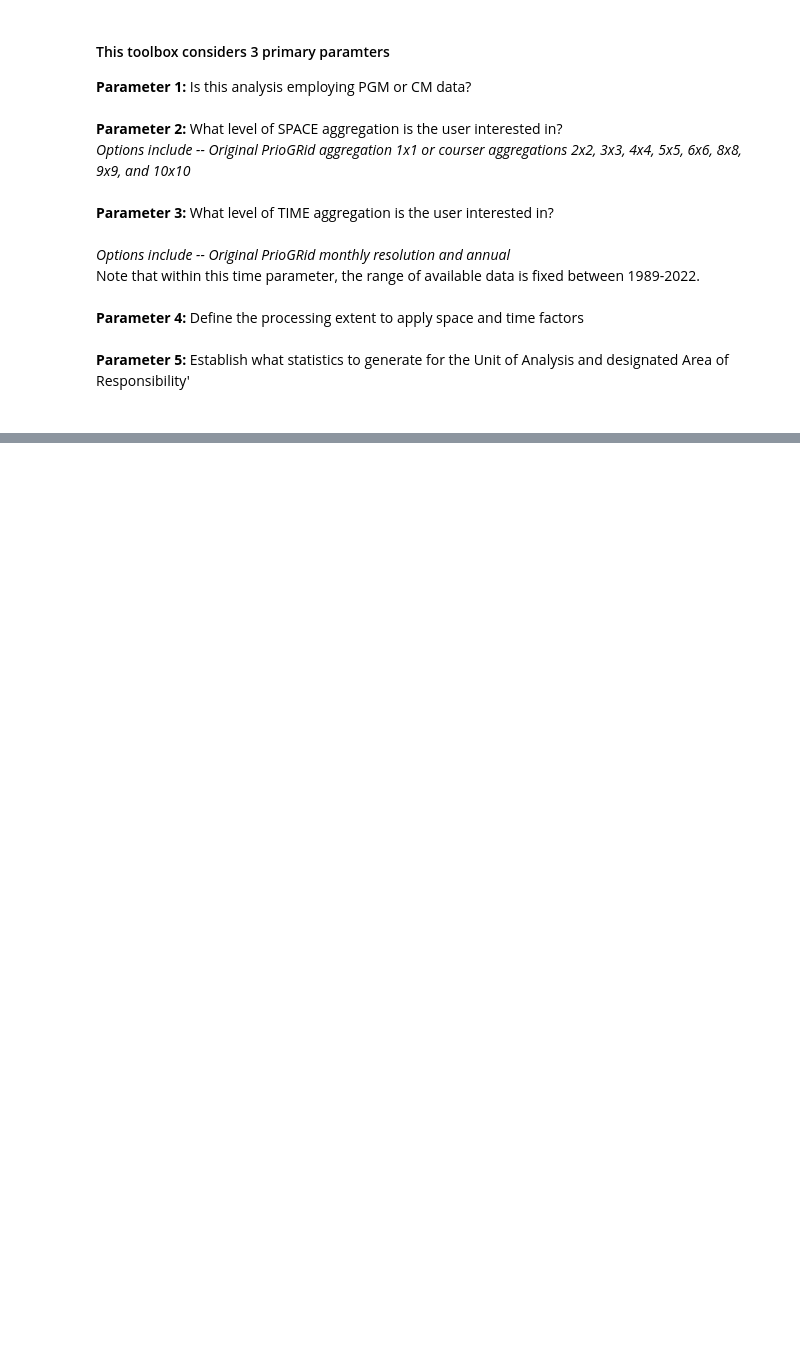
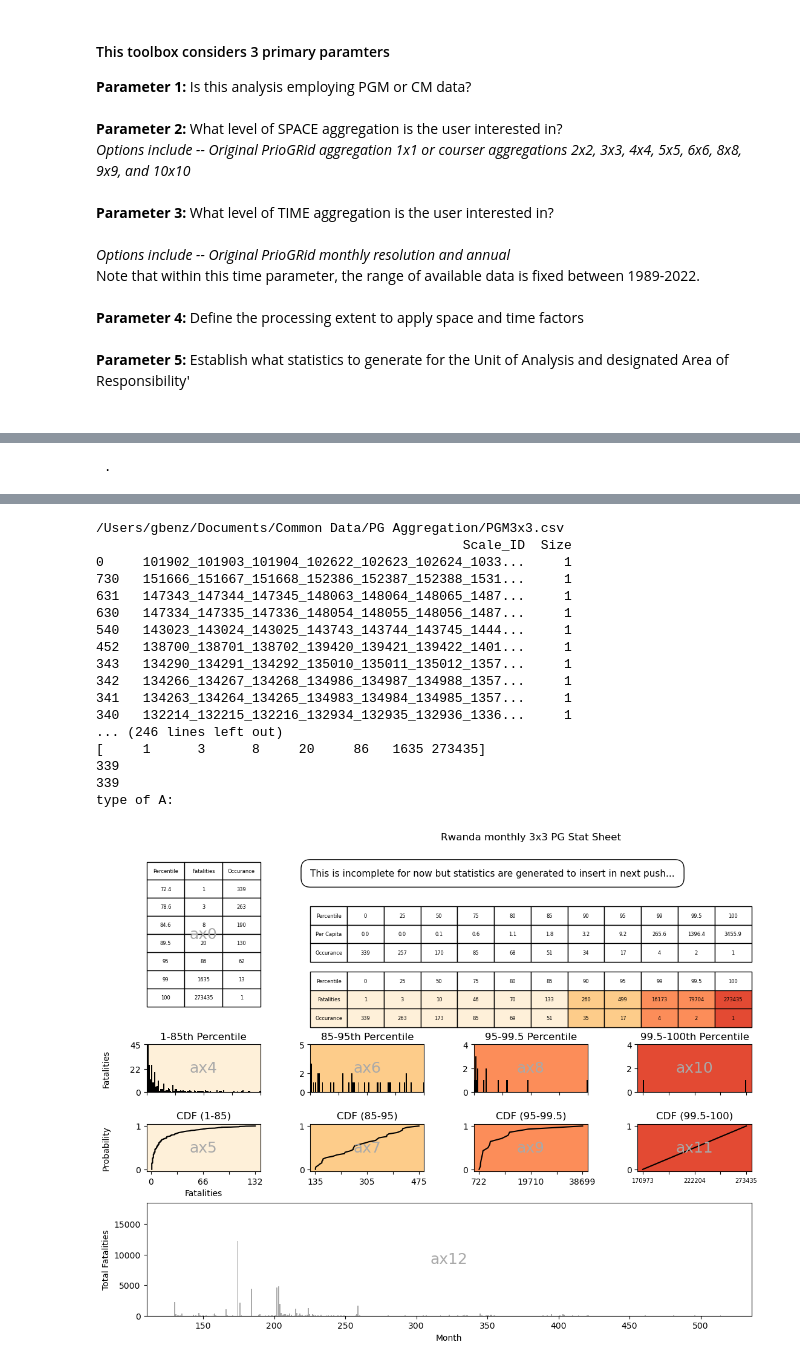
Before and after one commit to prio-data/VIEWS_FAO_index, a Jupyter notebook: notebooks/Benz_experiments/PG_CM_Aggregation_FAO__ACTIVE.ipynb, the cells around one changed output, grey strips where cells are left out. Saved outputs shown, nothing was run; the diff lists cells and outputs as text; code cells hidden in the pictures; blank space fills up the shorter version.

Commit message:
Adapted visual parameters for stat sheet

```diff
--- a/notebooks/Benz_experiments/PG_CM_Aggregation_FAO__ACTIVE.ipynb
+++ b/notebooks/Benz_experiments/PG_CM_Aggregation_FAO__ACTIVE.ipynb
@@ -602,3 +684,27 @@ def ax10_params(resolution):
+# %%
+from collections import Counter
+
+def single_hist_params (hist):
+    xlim_max = max(hist)
+    xlim_min = min(hist-1) # for x limit min
+
+    x_ticks = linspace(xlim_min,xlim_max,5)
+    x_int_list = [int(item) for item in x_ticks]
+
+    x_tick_labels = [str(item) for item in x_int_list]
+    x_tick_labels[1] = ''
+    x_tick_labels[3] = ''
+
+    num_most_common = Counter(hist).most_common(1)[0][1]
+    ylim_max=num_most_common + 3 #for y limit max
+
+    ylim_min = 0
+
+    y_ticks = linspace(ylim_min,ylim_max,3)
+    y_int_list = [int(item) for item in y_ticks]
+
+    y_tick_labels = [str(item) for item in y_int_list]
+    return(xlim_max, xlim_min, x_int_list, x_tick_labels, ylim_max, ylim_min, y_int_list, y_tick_labels)
 # %%
 def annotate_axes(ax, text, fontsize=18):
         ax.text(0.5, 0.5, text, transform=ax.transAxes,
@@ -835,6 +974,7 @@ def Graph_it_all (PG_or_CM, monthly_or_annual, resolution=0, country=0):
     pg__or__cm = PG_or_CM
     res = resolution
     cntry = country
+    m_or_a = monthly_or_annual
 
     if PG_or_CM == 'PG':
         df_pg = queryset_base_PG.publish().fetch()
@@ -848,9 +988,9 @@ def Graph_it_all (PG_or_CM, monthly_or_annual, resolution=0, country=0):
         df_109_516 = df_cm.loc[(df_cm['month_id']>=109) & (df_cm['month_id']<= 516)]
 
     df__PP=PGM_preprocess(df_109_516)
-    df_ag=PRIO_Aggregation(df__PP, monthly_or_annual,pg__or__cm, resolution, cntry)
+    df_ag=PRIO_Aggregation(df__PP, monthly_or_annual,pg__or__cm, res, cntry)
 
-    printed_introduction = report_length(df_ag, PG_or_CM,'Global', monthly_or_annual,resolution)
+    printed_introduction = report_length(df_ag, PG_or_CM,'Global', monthly_or_annual,res)
     print(printed_introduction)
 
     format_fatalities_zero=Format_summary_stats(PG_or_CM,df_ag,'Fatalities_Sum','zero')
@@ -876,6 +1016,6 @@ def Graph_it_all (PG_or_CM, monthly_or_annual, resolution=0, country=0):
     c_cdf = c[1]
     d_dic = d[0]
     d_cdf = d[1]
-
-    x = statsheet(described_fatalities_zero, Fatalities_nonzero_cordef, pcf_nonzero_cordef, a_dic, a_cdf, b_dic, b_cdf, c_dic, c_cdf, d_dic, d_cdf, fatalities_nonzero, res)
-    return(x)
+    #def statsheet(zerotable, nonzerotable_Fatality, nonzerotable_fpc, hist1, cdf1, hist2, cdf2, hist3, cdf3, hist4, cdf4, timeline, PG_or_CM, month_or_annual, country=0, resolution=0):
+    x = statsheet(described_fatalities_zero, Fatalities_nonzero_cordef, pcf_nonzero_cordef, a_dic, a_cdf, b_dic, b_cdf, c_dic, c_cdf, d_dic, d_cdf, fatalities_nonzero, pg__or__cm, m_or_a, cntry, res)
+    return(described_fatalities_zero, Fatalities_nonzero_cordef, pcf_nonzero_cordef, a_dic, a_cdf, b_dic, b_cdf, c_dic, c_cdf, d_dic, d_cdf, fatalities_nonzero,)
@@ -883,0 +1033,4 @@ success = Graph_it_all('PG', 'monthly', '2x2')
+# %%
+Graph_it_all('PG', 'monthly', '3x3', 'Rwanda')
+# %% [output]
+ .
@@ -883,0 +1057,18 @@ success = Graph_it_all('PG', 'monthly', '2x2')
+/Users/gbenz/Documents/Common Data/PG Aggregation/PGM3x3.csv
+                                               Scale_ID  Size
+0     101902_101903_101904_102622_102623_102624_1033...     1
+730   151666_151667_151668_152386_152387_152388_1531...     1
+631   147343_147344_147345_148063_148064_148065_1487...     1
+630   147334_147335_147336_148054_148055_148056_1487...     1
+540   143023_143024_143025_143743_143744_143745_1444...     1
+452   138700_138701_138702_139420_139421_139422_1401...     1
+343   134290_134291_134292_135010_135011_135012_1357...     1
+342   134266_134267_134268_134986_134987_134988_1357...     1
+341   134263_134264_134265_134983_134984_134985_1357...     1
+340   132214_132215_132216_132934_132935_132936_1336...     1
+... (246 lines left out)
+[     1      3      8     20     86   1635 273435]
+339
+339
+type of A:
+[figure, added]
```
Also changed, not shown: parts of 6 cells of this notebook.
